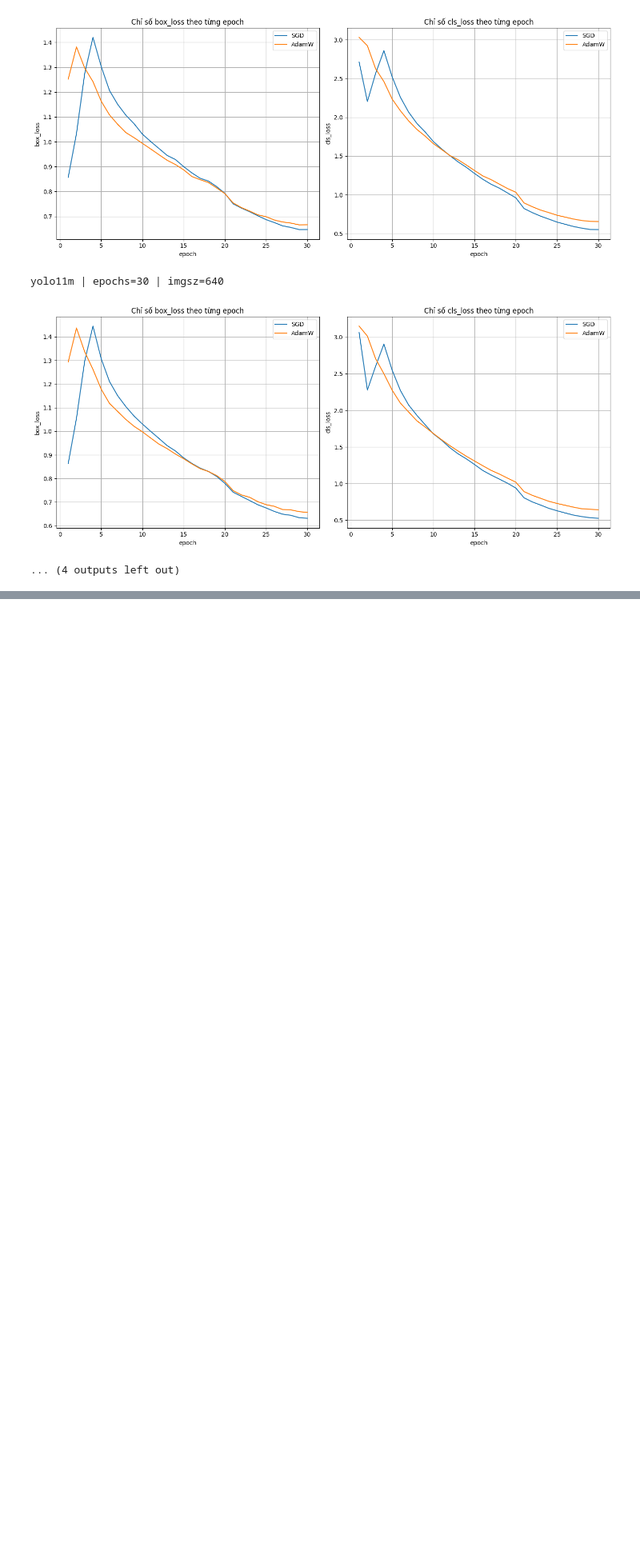
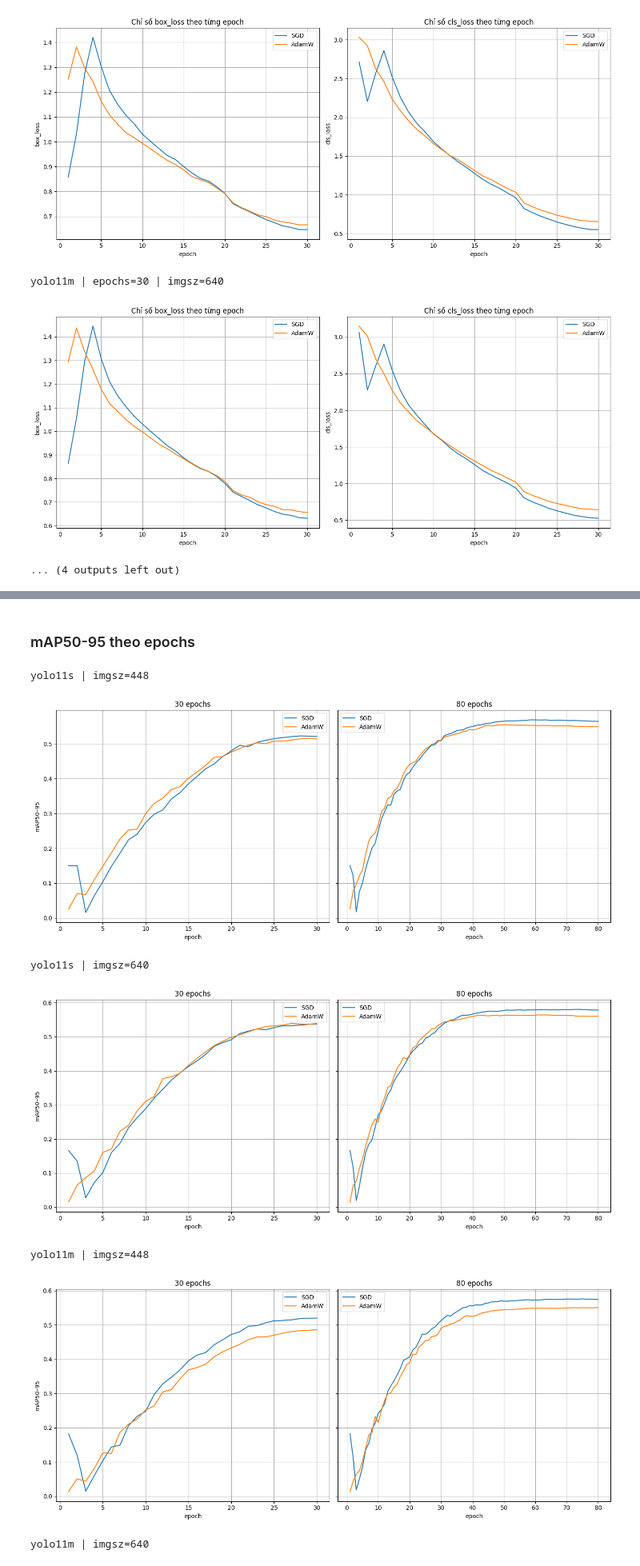
Before and after one commit to iam-BUDDYY/using-deep-learning-to-classify-animal-and-human-images, a Jupyter notebook: PROJECT REPORT.ipynb, the cells around one changed output, grey strips where cells are left out. Shown at 80% size. Drawn from its saved outputs; the diff is of its cells as text; code cells hidden in the pictures; blank space fills up the shorter version.

```diff
--- a/PROJECT REPORT.ipynb
+++ b/PROJECT REPORT.ipynb
@@ -741,5 +752,5 @@ last_results
 # %%
-def plot_loss_comparison(
+def plot_loss_comparison_by_epochs(
     base_model: str,
     epochs: int,
     imgsz: int,
@@ -747,8 +758,14 @@ def plot_loss_comparison(
     print(f"{base_model} | epochs={epochs} | imgsz={imgsz}")
 
     results_paths = {
-        "SGD": Path(f"runs/{base_model}/epochs{epochs}_imgsz{imgsz}_SGD/results.csv"),
-        "AdamW": Path(f"runs/{base_model}/epochs{epochs}_imgsz{imgsz}_AdamW/results.csv"),
+        "SGD": (
+            Path(f"runs/{base_model}/epochs{epochs}_imgsz{imgsz}_SGD")
+            / "results.csv"
+        ),
+        "AdamW": (
+            Path(f"runs/{base_model}/epochs{epochs}_imgsz{imgsz}_AdamW")
+            / "results.csv"
+        ),
     }
 
     fig, axes = plt.subplots(1, 2, figsize=(14, 6), sharex=True)
@@ -763,19 +780,17 @@ def plot_loss_comparison(
         df = pd.read_csv(results_path)
 
         for ax, loss_type in zip(axes, loss_types):
-            loss_col = f"train/{loss_type}_loss"
+            loss_column = f"train/{loss_type}_loss"
             ax.plot(
                 df["epoch"],
-                df[loss_col],
+                df[loss_column],
                 label=optimizer
             )
             ax.set_title(f"Chỉ số {loss_type}_loss theo từng epoch")
             ax.set_xlabel("epoch")
             ax.set_ylabel(f"{loss_type}_loss")
             ax.grid(True)
-
-    for index in range(2):
-        axes[index].legend()
+            ax.legend()
 
     plt.tight_layout()
     plt.show()
@@ -783,7 +798,7 @@ def plot_loss_comparison(
 for base_model in BASE_MODELS:
     for epochs in epochs_list:
         for imgsz in imgsz_list:
-            plot_loss_comparison(
+            plot_loss_comparison_by_epochs(
                 base_model=base_model,
                 epochs=epochs,
                 imgsz=imgsz
@@ -804,0 +824,2 @@ yolo11m | epochs=30 | imgsz=640
+# %% [markdown]
+### mAP50-95 theo epochs
@@ -804,0 +868,12 @@ yolo11m | epochs=30 | imgsz=640
+# %%
+for base_model in BASE_MODELS:
+    for imgsz in imgsz_list:
+        plot_map_comparison_by_epochs(base_model, imgsz)
+# %% [output]
+yolo11s | imgsz=448
+[figure, added]
+yolo11s | imgsz=640
+[figure, added]
+yolo11m | imgsz=448
+[figure, added]
+yolo11m | imgsz=640
```
Also changed, not shown: parts of 20 cells of this notebook, 1 other file.
